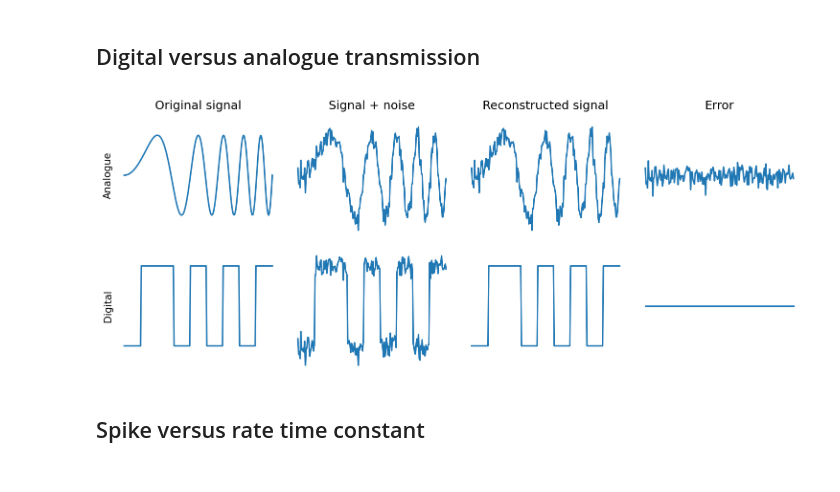
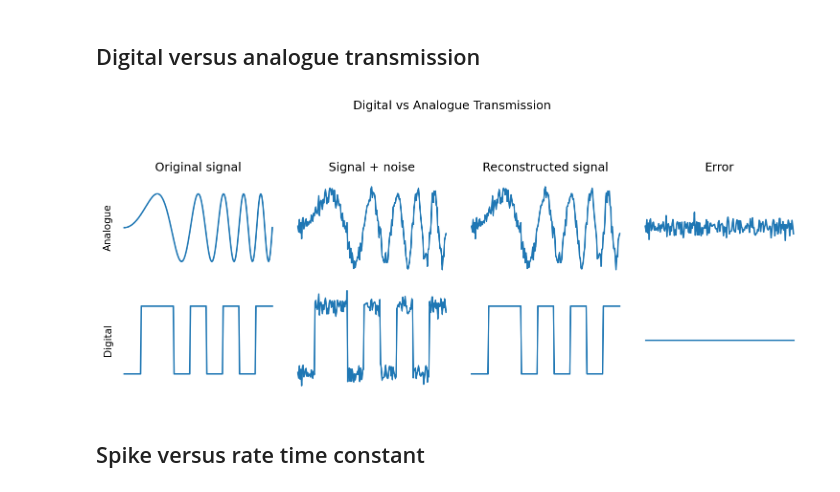
Before and after one commit to neuro4ml/neuro4ml.github.io, a Jupyter notebook: Week_9/3. w9-figures.ipynb, the cells around one changed output. Cells and saved outputs as stored; diff of their text form; code cells hidden in the pictures.

```diff
--- a/Week_9/3. w9-figures.ipynb
+++ b/Week_9/3. w9-figures.ipynb
@@ -11,6 +11,8 @@ from numpy.random import poisson
 # %% [markdown]
 ## Digital versus analogue transmission
 # %%
+#| label: analogvdig-graph
+
 t = linspace(0, 1, 200)
 
 binary_signal = array([0, 1, 1, 0, 1, 0, 1, 0, 1, 1])
@@ -20,40 +22,49 @@ noise = randn(t.size)*0.15
 digital_signal = binary_signal[array(t*(len(binary_signal)-1), dtype=int)]*2-1
 
 figure(figsize=(10, 4), dpi=150)
+suptitle('Digital vs Analogue Transmission', y=1.05)  # Adjust the y position as needed
+subplots_adjust(top=0.8)  # Adjust the top margin to make room for the title
 
 subplot(2, 4, 1)
 plot(t, analogue_signal)
 ylabel('Analogue')
 title('Original signal')
+
 subplot(2, 4, 2)
 plot(t, analogue_signal+noise)
 title('Signal + noise')
+
 subplot(2, 4, 3)
 plot(t, analogue_signal+noise)
 title('Reconstructed signal')
+
 subplot(2, 4, 4)
 plot(t, noise)
 title('Error')
 
 subplot(2, 4, 5)
 plot(t, digital_signal)
 ylabel('Digital')
+
 subplot(2, 4, 6)
 plot(t, digital_signal+noise)
+
 subplot(2, 4, 7)
-plot(t, ((digital_signal+noise)>.5)*2.0-1)
+plot(t, ((digital_signal+noise) > .5)*2.0-1)
+
 subplot(2, 4, 8)
-plot(t, ((digital_signal+noise)>.5)*2.0-1-digital_signal)
+plot(t, ((digital_signal+noise) > .5)*2.0-1-digital_signal)
 
 for i in range(1, 9):
     subplot(2, 4, i)
     xticks([])
     ylim(-1.5, 1.5)
     yticks([])
     gca().set_frame_on(False)
-tight_layout();
+
+tight_layout(rect=[0, 0, 1, 0.95])
 # %% [output]
-[figure, old version]
+[figure, new version]
 # %% [markdown]
 ## Spike versus rate time constant
 # %%
```
Also changed, not shown: parts of 2 cells of this notebook, 2 other files.
